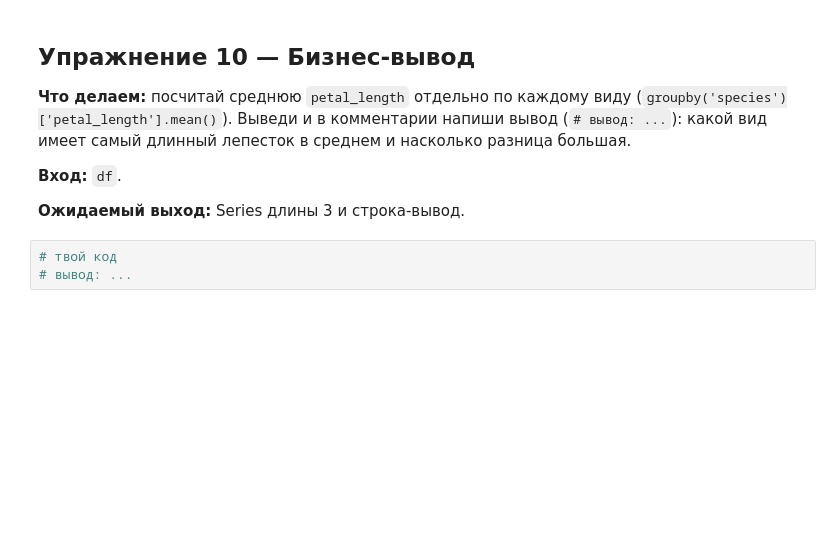
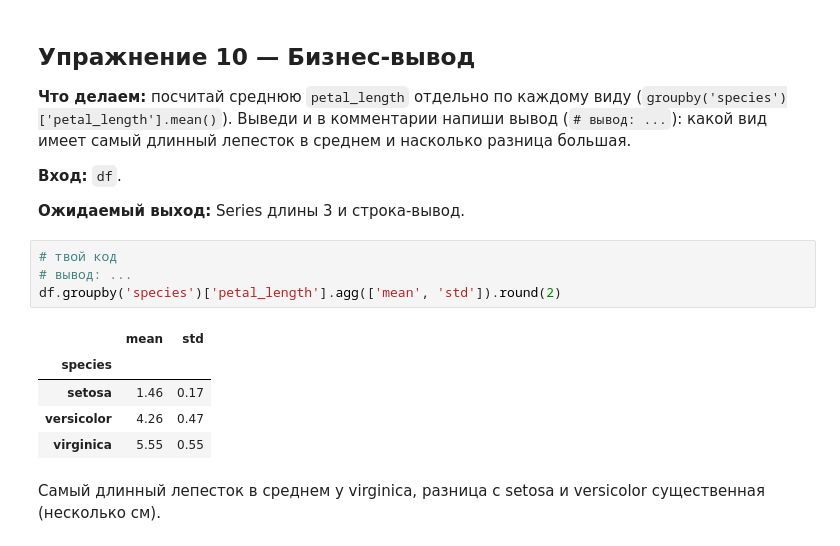
Before and after one commit to kokontsev/mentoring-course, a Jupyter notebook: week_07/00_pandas_numpy_primer_practice.ipynb, the cells around one changed output. Saved outputs shown, nothing was run; the diff lists cells and outputs as text; blank space fills up the shorter version.

```diff
--- a/week_07/00_pandas_numpy_primer_practice.ipynb
+++ b/week_07/00_pandas_numpy_primer_practice.ipynb
@@ -146,3 +223,12 @@ X_norm = ...
 # %%
 # твой код
 # вывод: ...
+df.groupby('species')['petal_length'].agg(['mean', 'std']).round(2)
+# %% [output]
+|  | mean | std |
+| species |  |  |
+| setosa | 1.46 | 0.17 |
+| versicolor | 4.26 | 0.47 |
+| virginica | 5.55 | 0.55 |
+# %% [markdown]
+Самый длинный лепесток в среднем у virginica, разница с setosa и versicolor существенная (несколько см).
```
Also changed, not shown: parts of 17 cells of this notebook, 3 other files.
